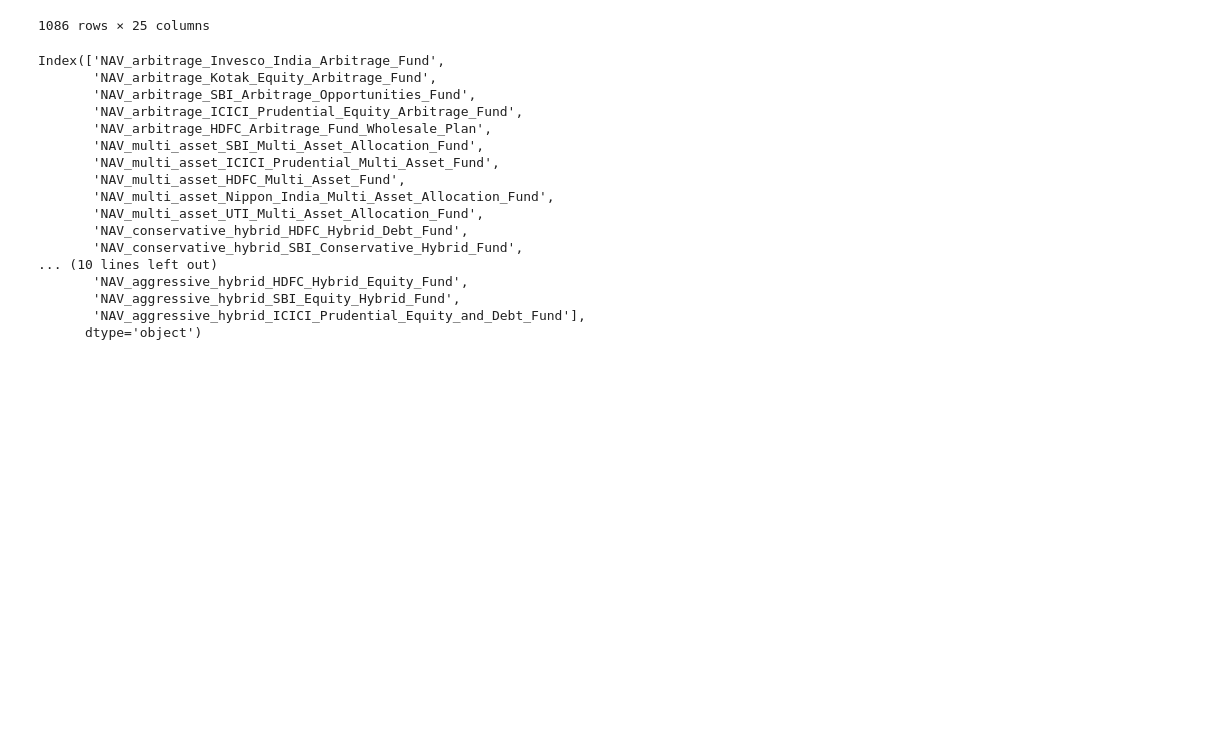
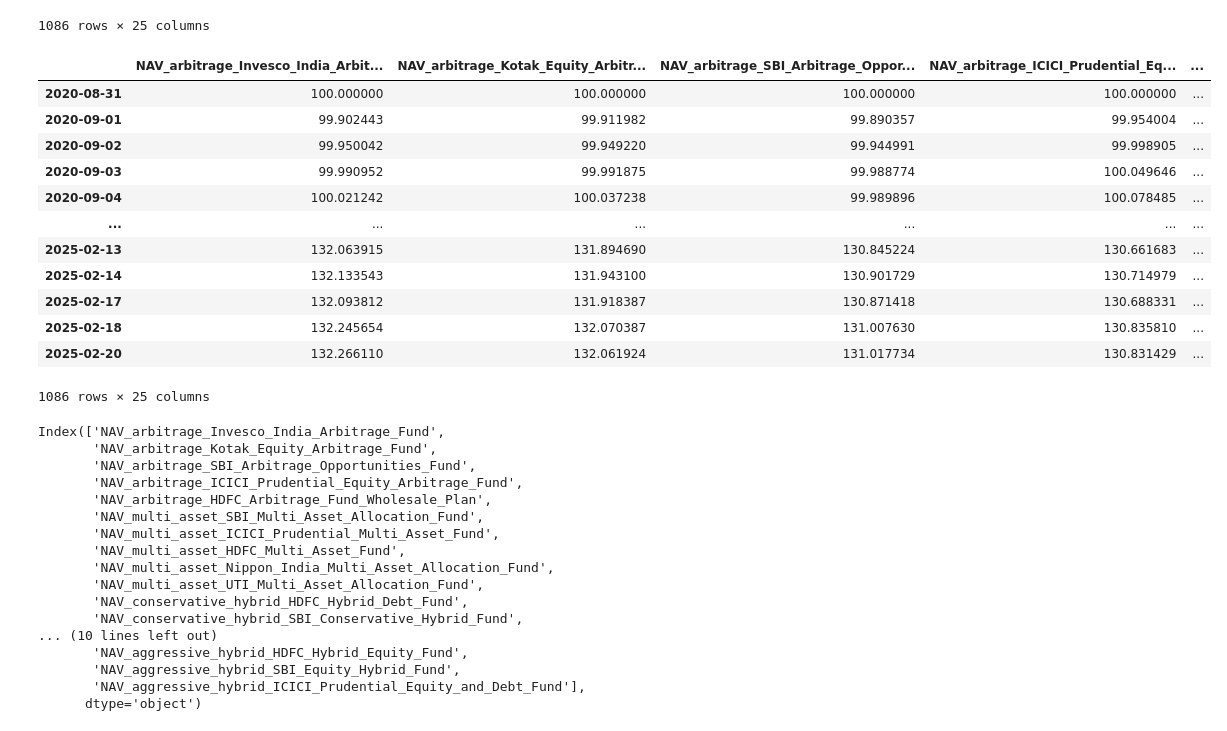
Before and after one commit to Dhruv-Kushwaha2010/mf_portfolio, a Jupyter notebook: mf/analysis.ipynb, the cells around one changed output. Cells and saved outputs as stored; diff of their text form; code cells hidden in the pictures; blank space fills up the shorter version.

```diff
--- a/mf/analysis.ipynb
+++ b/mf/analysis.ipynb
@@ -148,6 +154,9 @@ for big_key in dfs.keys():
 
 merged_df.dropna(inplace=True)
 merged_df.sort_index(inplace=True)
+
+# divide each column with their first value
+norm_df = merged_df.div(merged_df.iloc[0]) * 100
 # %%
 merged_df
 # %% [output]
@@ -164,6 +173,22 @@ merged_df
 | 2025-02-18 | 33.6183 | 39.0128 | 35.0093 | 35.8409 | ... |
 | 2025-02-20 | 33.6235 | 39.0103 | 35.0120 | 35.8397 | ... |
 1086 rows × 25 columns
+# %%
+norm_df
+# %% [output]
+|  | NAV_arbitrage_Invesco_India_Arbit... | NAV_arbitrage_Kotak_Equity_Arbitr... | NAV_arbitrage_SBI_Arbitrage_Oppor... | NAV_arbitrage_ICICI_Prudential_Eq... | ... |
+| 2020-08-31 | 100.000000 | 100.000000 | 100.000000 | 100.000000 | ... |
+| 2020-09-01 | 99.902443 | 99.911982 | 99.890357 | 99.954004 | ... |
+| 2020-09-02 | 99.950042 | 99.949220 | 99.944991 | 99.998905 | ... |
+| 2020-09-03 | 99.990952 | 99.991875 | 99.988774 | 100.049646 | ... |
+| 2020-09-04 | 100.021242 | 100.037238 | 99.989896 | 100.078485 | ... |
+| ... | ... | ... | ... | ... | ... |
+| 2025-02-13 | 132.063915 | 131.894690 | 130.845224 | 130.661683 | ... |
+| 2025-02-14 | 132.133543 | 131.943100 | 130.901729 | 130.714979 | ... |
+| 2025-02-17 | 132.093812 | 131.918387 | 130.871418 | 130.688331 | ... |
+| 2025-02-18 | 132.245654 | 132.070387 | 131.007630 | 130.835810 | ... |
+| 2025-02-20 | 132.266110 | 132.061924 | 131.017734 | 130.831429 | ... |
+1086 rows × 25 columns
 # %%
 merged_df.columns
 # %% [output]
```
Also changed, not shown: parts of 3 cells of this notebook, 2 other files.
